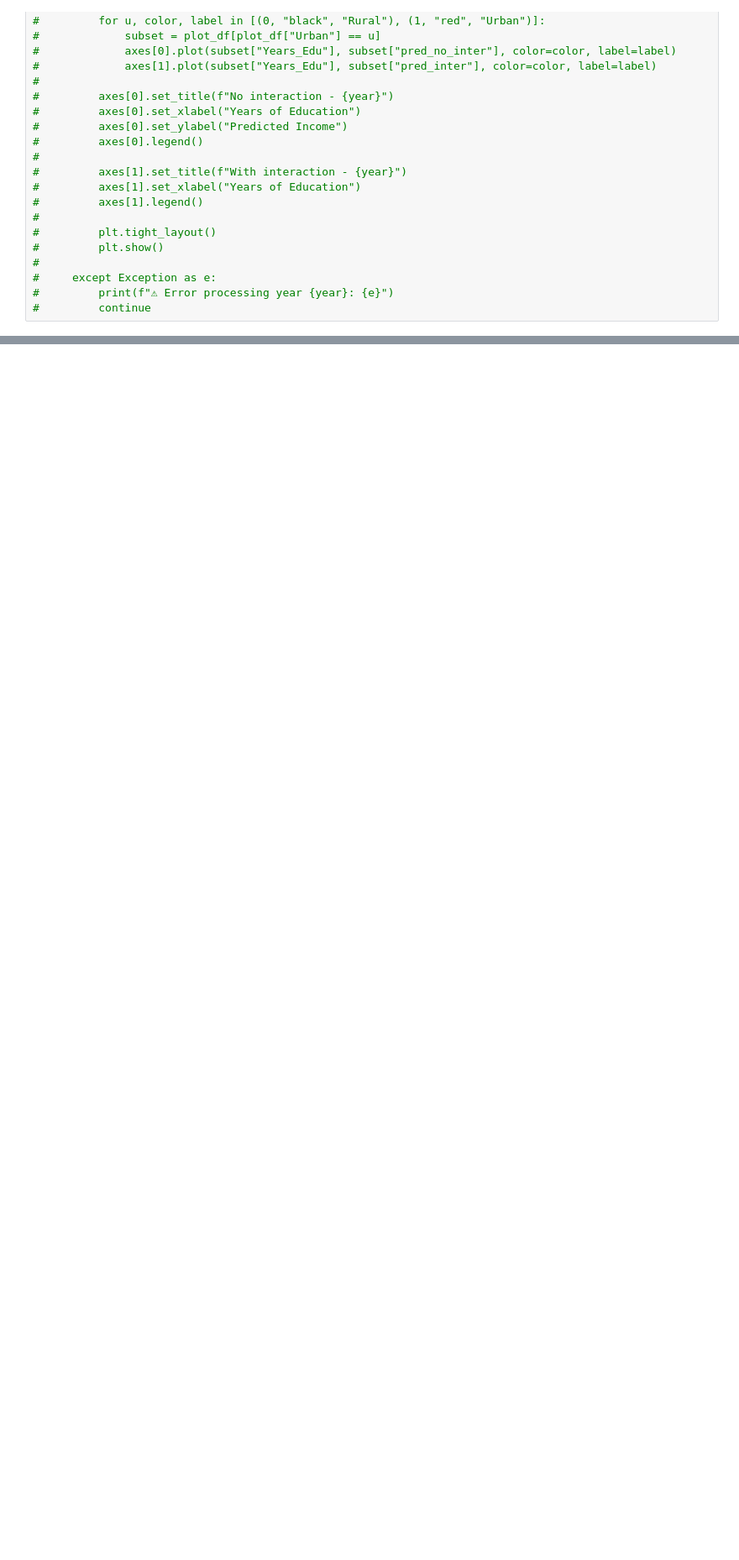
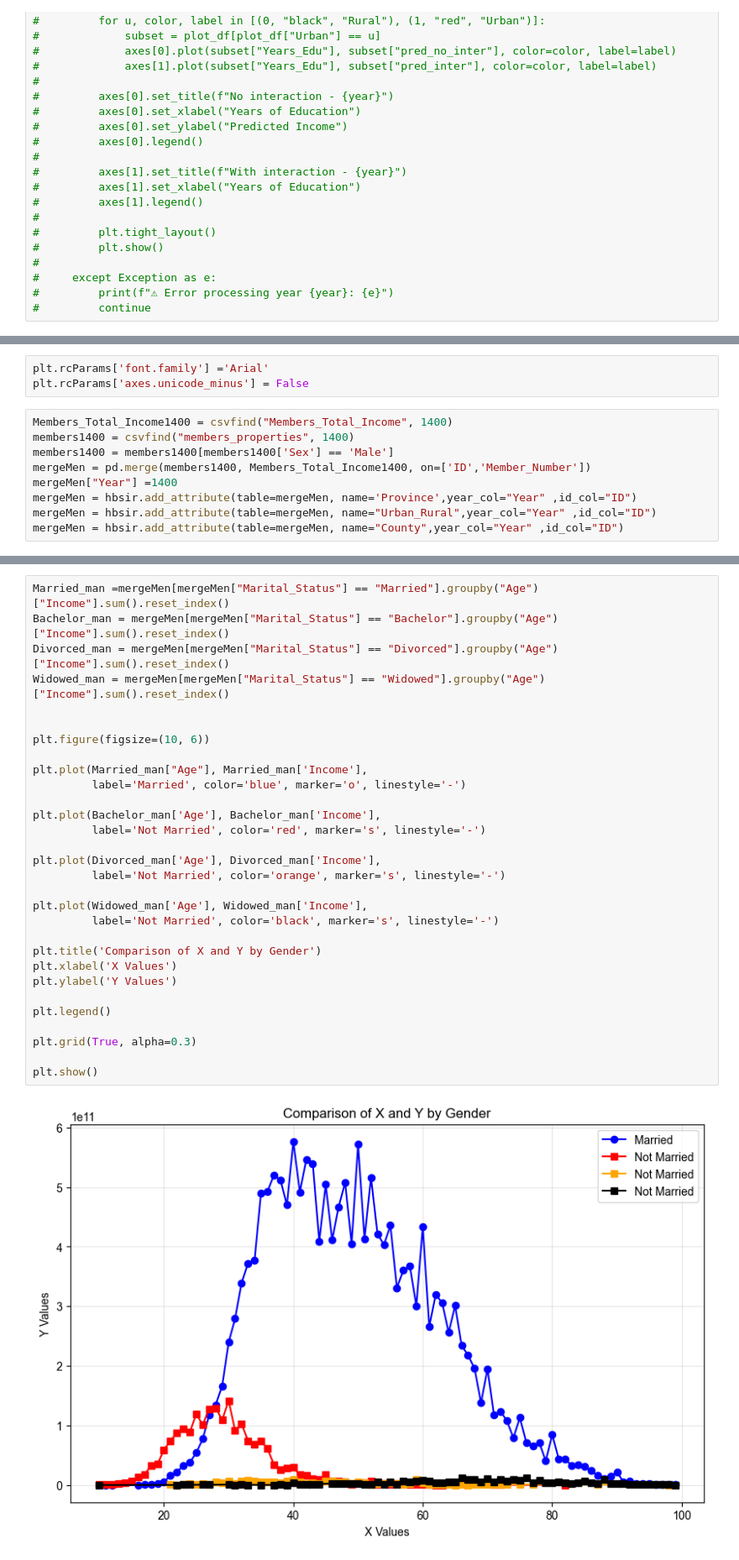
Before and after one commit to MhRezaRahmani/regres, a Jupyter notebook: reg2.ipynb, the cells around one changed output, grey strips where cells are left out. Shown at 84% size. Cells and saved outputs as stored; diff of their text form; blank space fills up the shorter version.

```diff
--- a/reg2.ipynb
+++ b/reg2.ipynb
@@ -690,0 +784,12 @@ for year in range(1395, 1402):
+# %%
+plt.rcParams['font.family'] ='Arial'
+plt.rcParams['axes.unicode_minus'] = False
+# %%
+Members_Total_Income1400 = csvfind("Members_Total_Income", 1400)
+members1400 = csvfind("members_properties", 1400)
+members1400 = members1400[members1400['Sex'] == 'Male']
+mergeMen = pd.merge(members1400, Members_Total_Income1400, on=['ID','Member_Number'])
+mergeMen["Year"] =1400
+mergeMen = hbsir.add_attribute(table=mergeMen, name='Province',year_col="Year" ,id_col="ID")
+mergeMen = hbsir.add_attribute(table=mergeMen, name="Urban_Rural",year_col="Year" ,id_col="ID")
+mergeMen = hbsir.add_attribute(table=mergeMen, name="County",year_col="Year" ,id_col="ID")
@@ -690,0 +828,32 @@ for year in range(1395, 1402):
+# %%
+Married_man =mergeMen[mergeMen["Marital_Status"] == "Married"].groupby("Age")["Income"].sum().reset_index()
+Bachelor_man = mergeMen[mergeMen["Marital_Status"] == "Bachelor"].groupby("Age")["Income"].sum().reset_index()
+Divorced_man = mergeMen[mergeMen["Marital_Status"] == "Divorced"].groupby("Age")["Income"].sum().reset_index()
+Widowed_man = mergeMen[mergeMen["Marital_Status"] == "Widowed"].groupby("Age")["Income"].sum().reset_index()
+
+
+plt.figure(figsize=(10, 6))
+
+plt.plot(Married_man["Age"], Married_man['Income'],
+         label='Married', color='blue', marker='o', linestyle='-')
+
+plt.plot(Bachelor_man['Age'], Bachelor_man['Income'],
+         label='Not Married', color='red', marker='s', linestyle='-')
+
+plt.plot(Divorced_man['Age'], Divorced_man['Income'],
+         label='Not Married', color='orange', marker='s', linestyle='-')
+
+plt.plot(Widowed_man['Age'], Widowed_man['Income'],
+         label='Not Married', color='black', marker='s', linestyle='-')
+
+plt.title('Comparison of X and Y by Gender')
+plt.xlabel('X Values')
+plt.ylabel('Y Values')
+
+plt.legend()
+
+plt.grid(True, alpha=0.3)
+
+plt.show()
+# %% [output]
+[figure, added]
```
Also changed, not shown: parts of 11 cells of this notebook.
